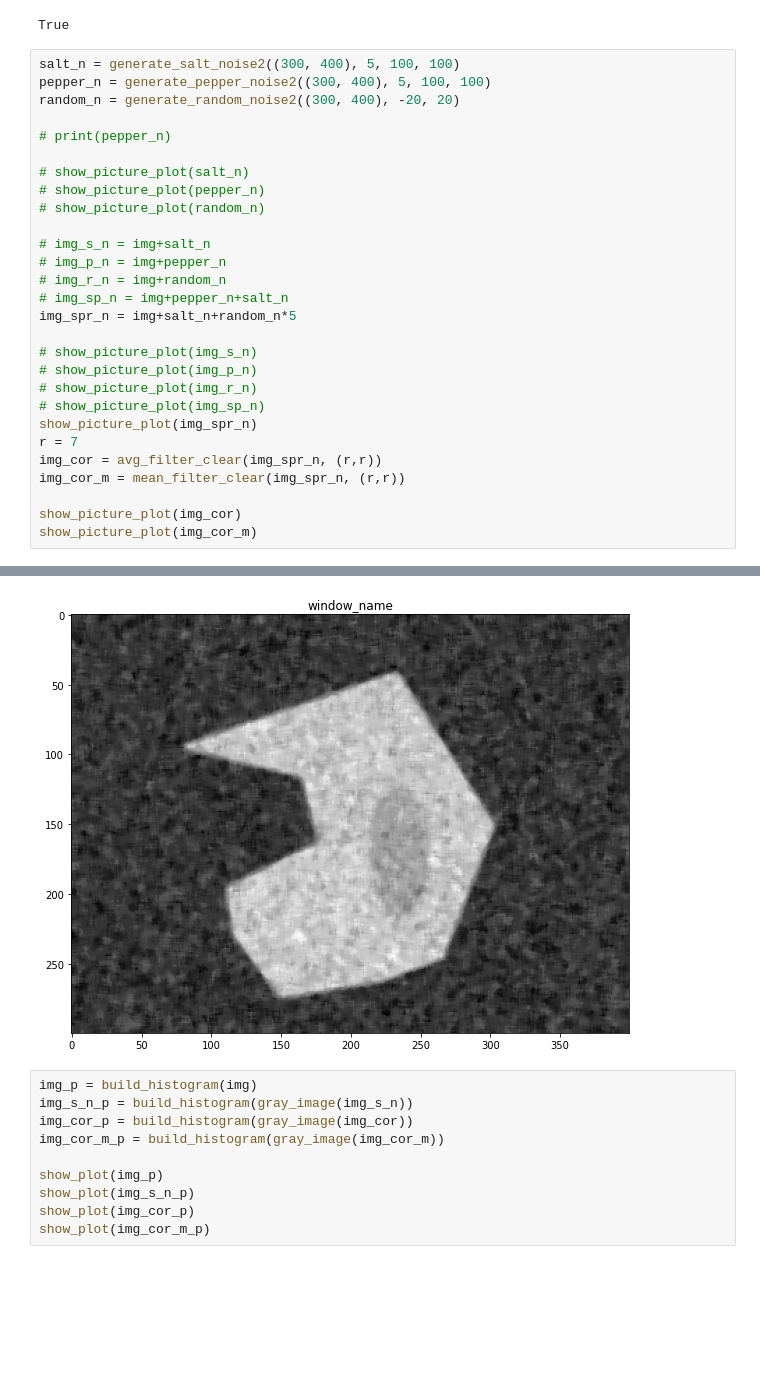
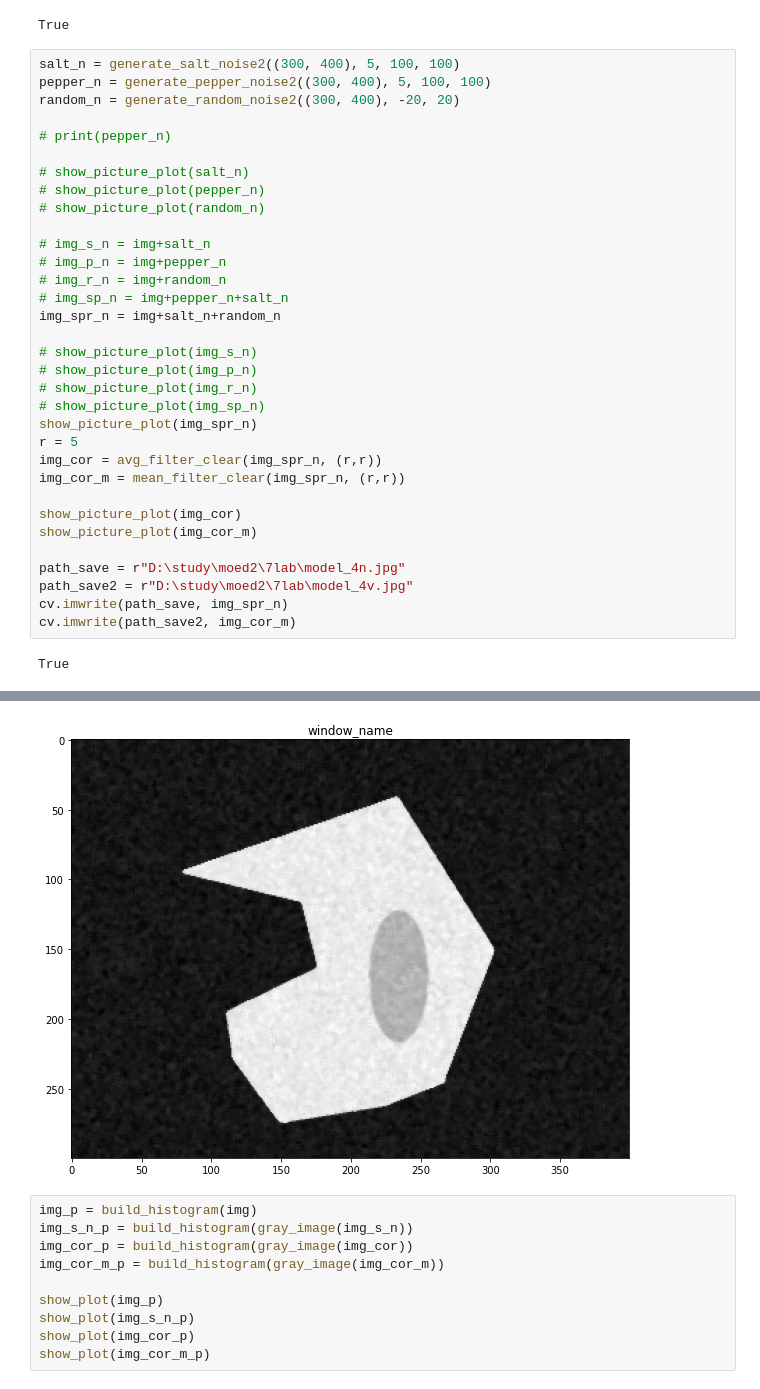
Before and after one commit to dolphinLesha/data_interpretation2, a Jupyter notebook: notebooks/task7.ipynb, the cells around one changed output, grey strips where cells are left out. Cells and saved outputs as stored; diff of their text form; blank space fills up the shorter version.

```diff
--- a/notebooks/task7.ipynb
+++ b/notebooks/task7.ipynb
@@ -595,17 +595,23 @@ random_n = generate_random_noise2((300, 400), -20, 20)
 # img_p_n = img+pepper_n
 # img_r_n = img+random_n
 # img_sp_n = img+pepper_n+salt_n
-img_spr_n = img+salt_n+random_n*5
+img_spr_n = img+salt_n+random_n
 
 # show_picture_plot(img_s_n)
 # show_picture_plot(img_p_n)
 # show_picture_plot(img_r_n)
 # show_picture_plot(img_sp_n)
 show_picture_plot(img_spr_n)
-r = 7
+r = 5
 img_cor = avg_filter_clear(img_spr_n, (r,r))
 img_cor_m = mean_filter_clear(img_spr_n, (r,r))
 
 show_picture_plot(img_cor)
 show_picture_plot(img_cor_m)
+
+path_save = r"D:\study\moed2\7lab\model_4n.jpg"
+path_save2 = r"D:\study\moed2\7lab\model_4v.jpg"
+cv.imwrite(path_save, img_spr_n)
+cv.imwrite(path_save2, img_cor_m)
 # %% [output]
+True
@@ -614,4 +620,4 @@ show_picture_plot(img_cor_m)
-[figure, old version]
+[figure, new version]
 # %%
 img_p = build_histogram(img)
 img_s_n_p = build_histogram(gray_image(img_s_n))
```
Also changed, not shown: parts of 1 cell of this notebook, 4 other files.
